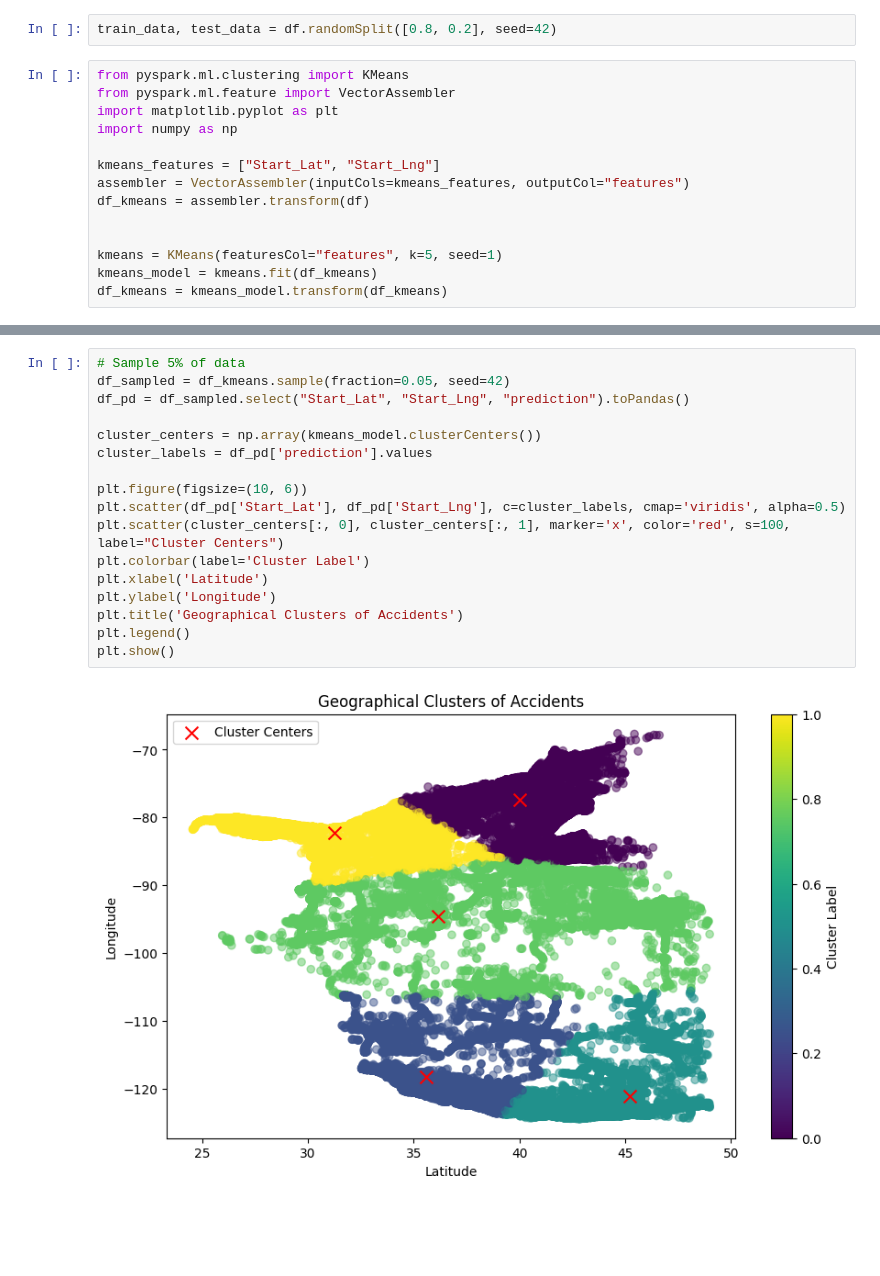
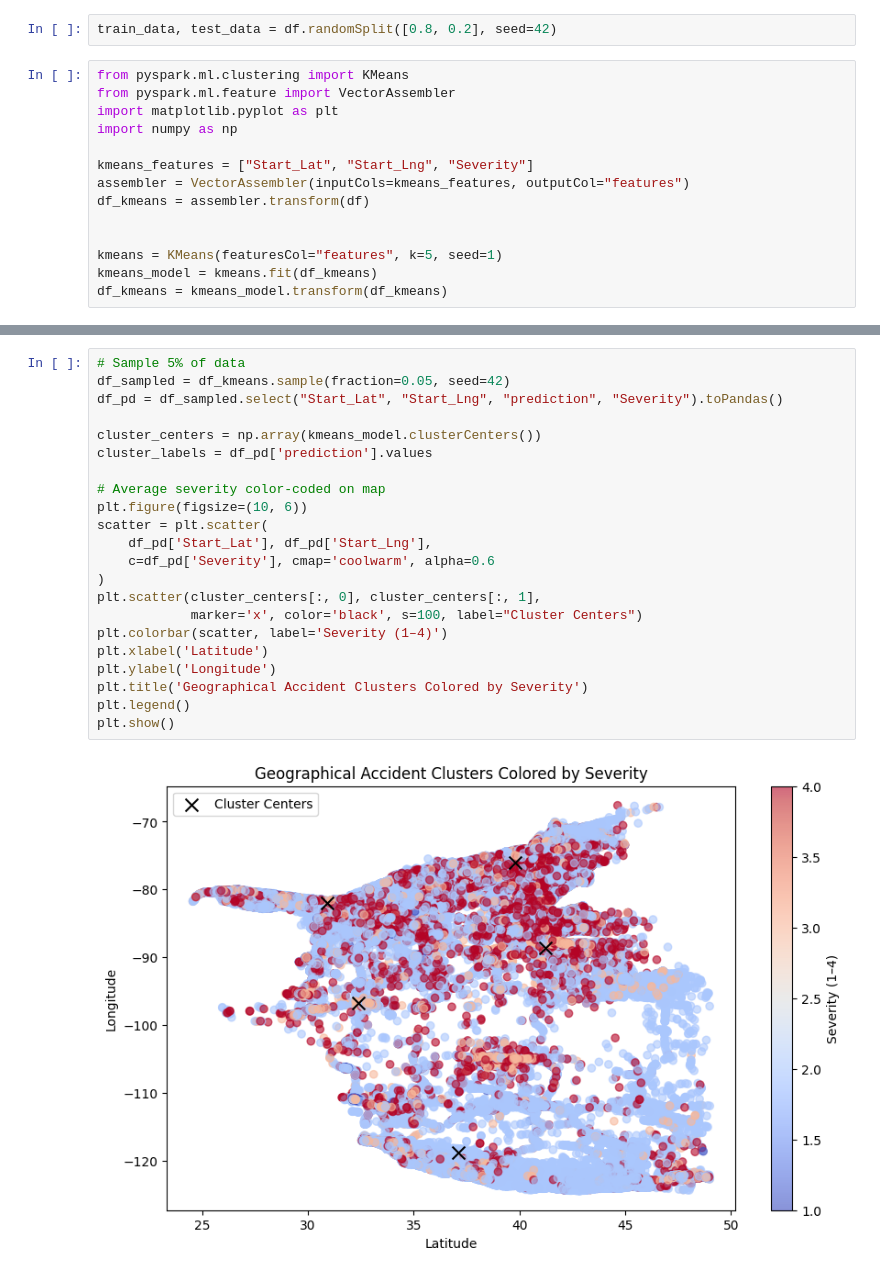
Before and after one commit to Person-Ad/US-Accidents-Big-Data-Analytics-Spark, a Jupyter notebook: notebooks/Predictive Analysis/Kmeans.ipynb, the cells around one changed output, grey strips where cells are left out. Drawn from its saved outputs; the diff is of its cells as text; blank space fills up the shorter version.

```diff
--- a/notebooks/Predictive Analysis/Kmeans.ipynb
+++ b/notebooks/Predictive Analysis/Kmeans.ipynb
@@ -27,7 +27,7 @@ from pyspark.ml.feature import VectorAssembler
 import matplotlib.pyplot as plt
 import numpy as np
 
-kmeans_features = ["Start_Lat", "Start_Lng"]
+kmeans_features = ["Start_Lat", "Start_Lng", "Severity"]
 assembler = VectorAssembler(inputCols=kmeans_features, outputCol="features")
 df_kmeans = assembler.transform(df)
 
@@ -38,22 +54,27 @@ df_kmeans = kmeans_model.transform(df_kmeans)
 # %%
 # Sample 5% of data
 df_sampled = df_kmeans.sample(fraction=0.05, seed=42)
-df_pd = df_sampled.select("Start_Lat", "Start_Lng", "prediction").toPandas()
+df_pd = df_sampled.select("Start_Lat", "Start_Lng", "prediction", "Severity").toPandas()
 
 cluster_centers = np.array(kmeans_model.clusterCenters())
 cluster_labels = df_pd['prediction'].values
 
+# Average severity color-coded on map
 plt.figure(figsize=(10, 6))
-plt.scatter(df_pd['Start_Lat'], df_pd['Start_Lng'], c=cluster_labels, cmap='viridis', alpha=0.5)
-plt.scatter(cluster_centers[:, 0], cluster_centers[:, 1], marker='x', color='red', s=100, label="Cluster Centers")
-plt.colorbar(label='Cluster Label')
+scatter = plt.scatter(
+    df_pd['Start_Lat'], df_pd['Start_Lng'],
+    c=df_pd['Severity'], cmap='coolwarm', alpha=0.6
+)
+plt.scatter(cluster_centers[:, 0], cluster_centers[:, 1],
+            marker='x', color='black', s=100, label="Cluster Centers")
+plt.colorbar(scatter, label='Severity (1–4)')
 plt.xlabel('Latitude')
 plt.ylabel('Longitude')
-plt.title('Geographical Clusters of Accidents')
+plt.title('Geographical Accident Clusters Colored by Severity')
 plt.legend()
 plt.show()
 # %% [output]
-[figure, old version]
+[figure, new version]
 # %%
 accidents_per_cluster = df_pd['prediction'].value_counts().sort_index()
 
```
Also changed, not shown: parts of 3 cells of this notebook, 8 other files.
